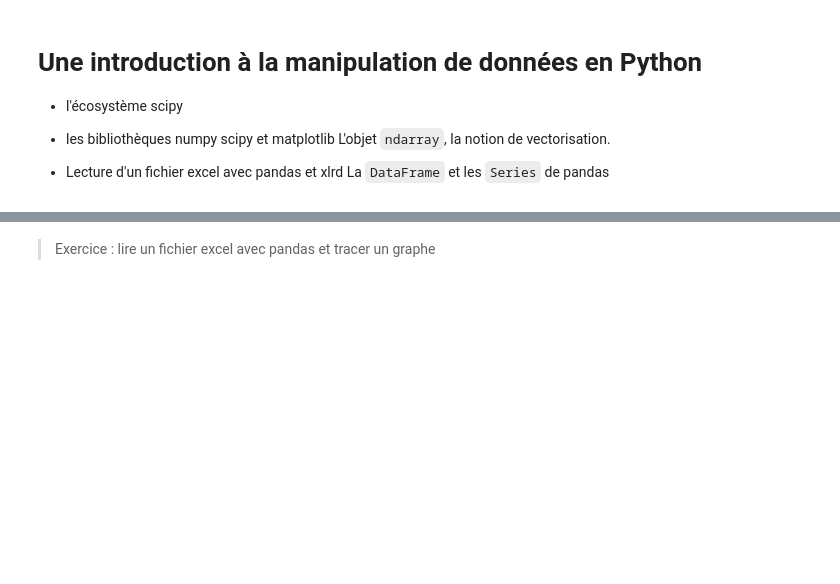
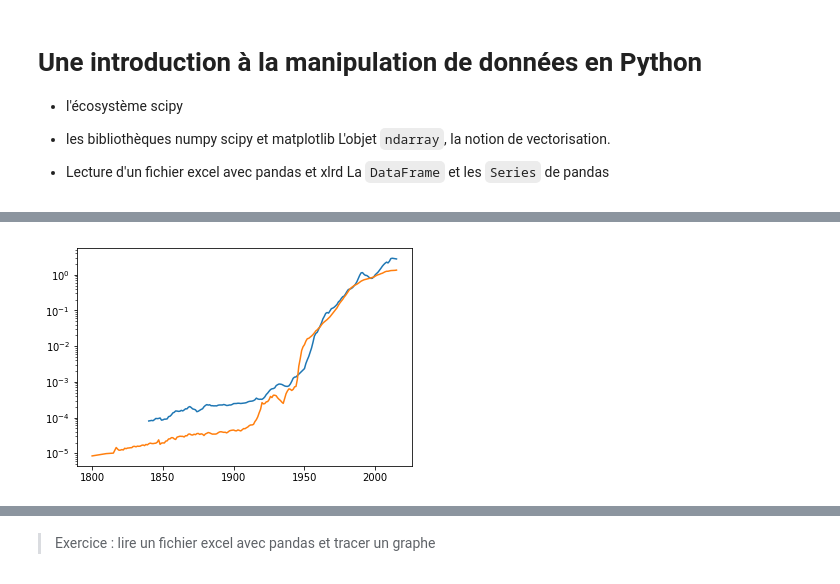
Before and after one commit to glyg/learn_python, a Jupyter notebook: Notes.ipynb, the cells around one changed output, grey strips where cells are left out. Drawn from its saved outputs; the diff is of its cells as text; code cells hidden in the pictures; blank space fills up the shorter version.

```diff
--- a/Notes.ipynb
+++ b/Notes.ipynb
@@ -374,0 +1096,11 @@ import matplotlib.pyplot as plt
+# %%
+series = pd.read_excel(
+    "../reporter/data/series-1800-2015_simplified.xlsx"
+).set_index("année").transpose().dropna(how="all", axis=1)
+series.index = series.index.astype(int)
+series.head()
+
+series["dib_norm"] = series['dette_immo_menages'] / series["nb_ménages"]
+
+ax = series.plot("dib_norm", 'prix_logement_Fr',
+                kind="scatter", c=series.index, colormap="viridis")
@@ -374,0 +1115,9 @@ import matplotlib.pyplot as plt
+# %%
+fig, ax = plt.subplots()
+
+ax.plot(series.index, series["Prix_logement_Paris"])
+ax.plot(series.index, series["RDM"]/1000)
+ax.set_yscale('log')
+fig.savefig("graph.png")
+# %% [output]
+[figure, added]
```
Also changed, not shown: parts of 171 cells of this notebook, 7 other files.
